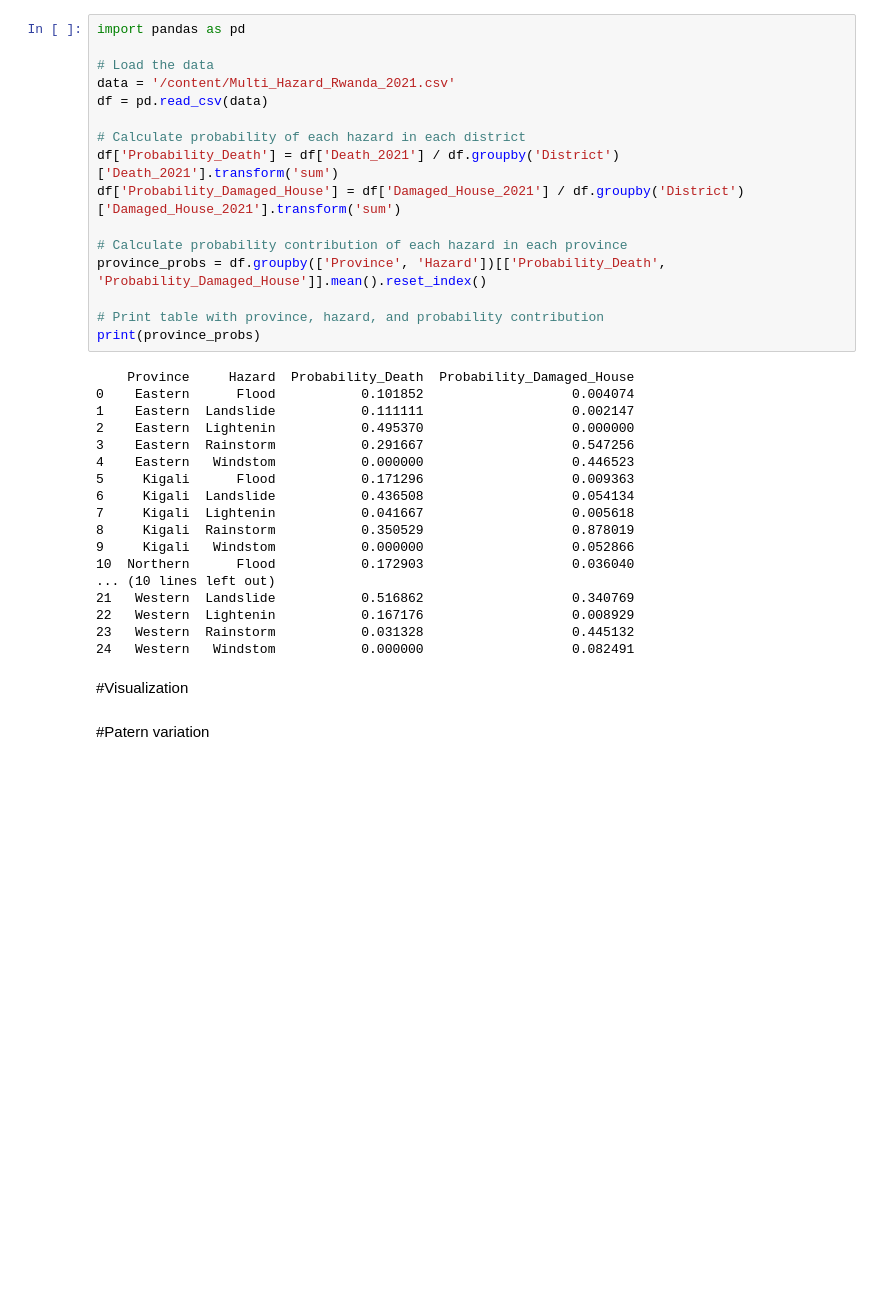
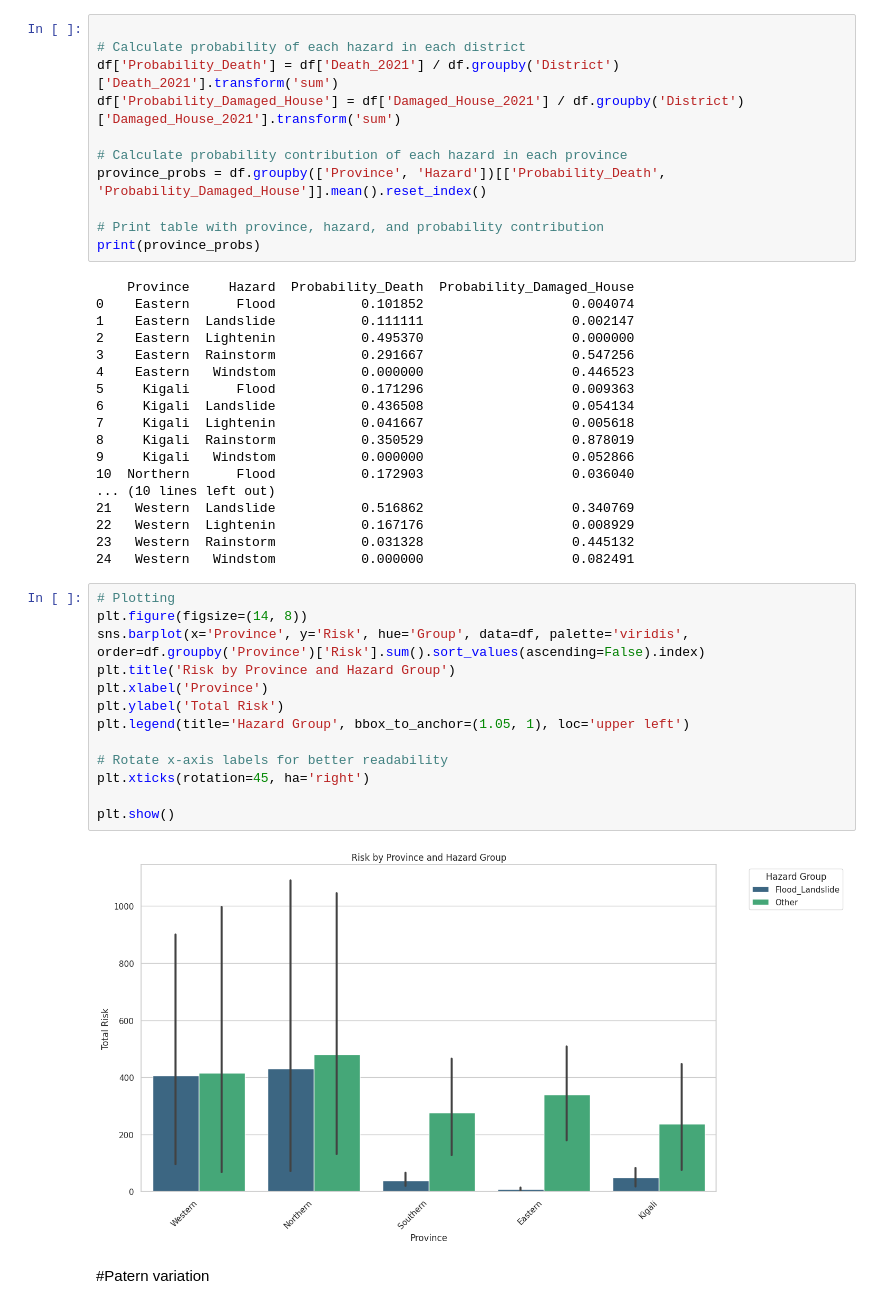
Before and after one commit to InezaRW/InezaRW, a Jupyter notebook: Multi_Hazard_Rwanda_2021.ipynb, the cells around one changed output. Saved outputs shown, nothing was run; the diff lists cells and outputs as text; blank space fills up the shorter version.

```diff
--- a/Multi_Hazard_Rwanda_2021.ipynb
+++ b/Multi_Hazard_Rwanda_2021.ipynb
@@ -498,11 +249,6 @@ Calculated Severity and Likelihood:
 # %% [markdown]
 #Criteria: Please note that the probabilities are based on the assumption that the impact of each hazard in a district contributes to the overall probability of that hazard in the province.
 # %%
-import pandas as pd
-
-# Load the data
-data = '/content/Multi_Hazard_Rwanda_2021.csv'
-df = pd.read_csv(data)
 
 # Calculate probability of each hazard in each district
 df['Probability_Death'] = df['Death_2021'] / df.groupby('District')['Death_2021'].transform('sum')
@@ -531,8 +277,21 @@ print(province_probs)
 22   Western  Lightenin           0.167176                   0.008929
 23   Western  Rainstorm           0.031328                   0.445132
 24   Western   Windstom           0.000000                   0.082491
-# %% [markdown]
-#Visualization
+# %%
+# Plotting
+plt.figure(figsize=(14, 8))
+sns.barplot(x='Province', y='Risk', hue='Group', data=df, palette='viridis', order=df.groupby('Province')['Risk'].sum().sort_values(ascending=False).index)
+plt.title('Risk by Province and Hazard Group')
+plt.xlabel('Province')
+plt.ylabel('Total Risk')
+plt.legend(title='Hazard Group', bbox_to_anchor=(1.05, 1), loc='upper left')
+
+# Rotate x-axis labels for better readability
+plt.xticks(rotation=45, ha='right')
+
+plt.show()
+# %% [output]
+[figure, added]
 # %% [markdown]
 #Patern variation
 # %%
```
Also changed, not shown: parts of 17 cells of this notebook.
